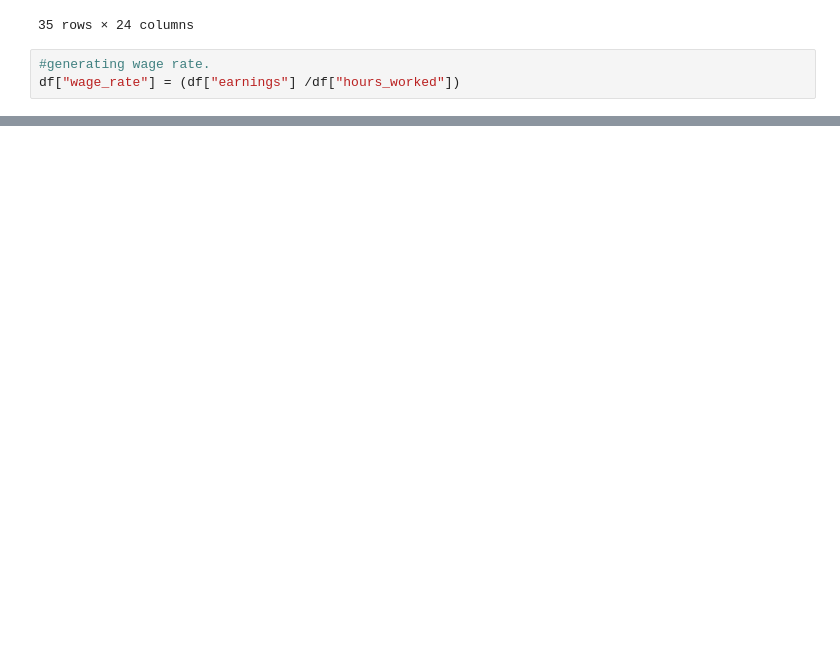
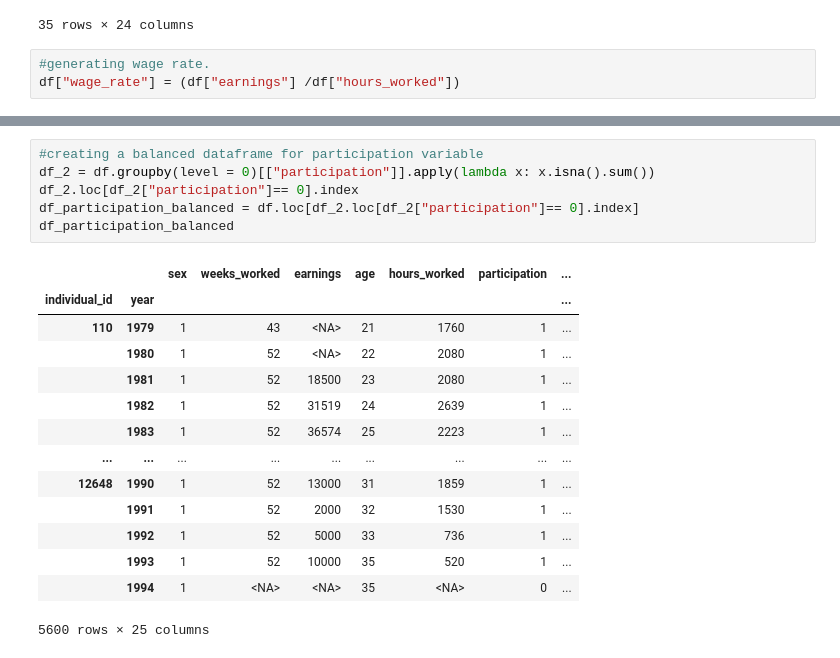
Before and after one commit to berikabinzet/Final_Project, a Jupyter notebook: src/data_management/data_cleaning_code.ipynb, the cells around one changed output, grey strips where cells are left out. Saved outputs shown, nothing was run; the diff lists cells and outputs as text; blank space fills up the shorter version.

```diff
--- a/src/data_management/data_cleaning_code.ipynb
+++ b/src/data_management/data_cleaning_code.ipynb
@@ -416,0 +410,21 @@ Int64Index([   84,   112,   546,   675,   725,   754,   756,   952,   975,
+# %%
+#creating a balanced dataframe for participation variable
+df_2 = df.groupby(level = 0)[["participation"]].apply(lambda x: x.isna().sum())
+df_2.loc[df_2["participation"]== 0].index
+df_participation_balanced = df.loc[df_2.loc[df_2["participation"]== 0].index]
+df_participation_balanced
+# %% [output]
+|  |  | sex | weeks_worked | earnings | age | hours_worked | participation | ... |
+| individual_id | year |  |  |  |  |  |  | ... |
+| 110 | 1979 | 1 | 43 | <NA> | 21 | 1760 | 1 | ... |
+|  | 1980 | 1 | 52 | <NA> | 22 | 2080 | 1 | ... |
+|  | 1981 | 1 | 52 | 18500 | 23 | 2080 | 1 | ... |
+|  | 1982 | 1 | 52 | 31519 | 24 | 2639 | 1 | ... |
+|  | 1983 | 1 | 52 | 36574 | 25 | 2223 | 1 | ... |
+| ... | ... | ... | ... | ... | ... | ... | ... | ... |
+| 12648 | 1990 | 1 | 52 | 13000 | 31 | 1859 | 1 | ... |
+|  | 1991 | 1 | 52 | 2000 | 32 | 1530 | 1 | ... |
+|  | 1992 | 1 | 52 | 5000 | 33 | 736 | 1 | ... |
+|  | 1993 | 1 | 52 | 10000 | 35 | 520 | 1 | ... |
+|  | 1994 | 1 | <NA> | <NA> | 35 | <NA> | 0 | ... |
+5600 rows × 25 columns
```
Also changed, not shown: parts of 11 cells of this notebook.
